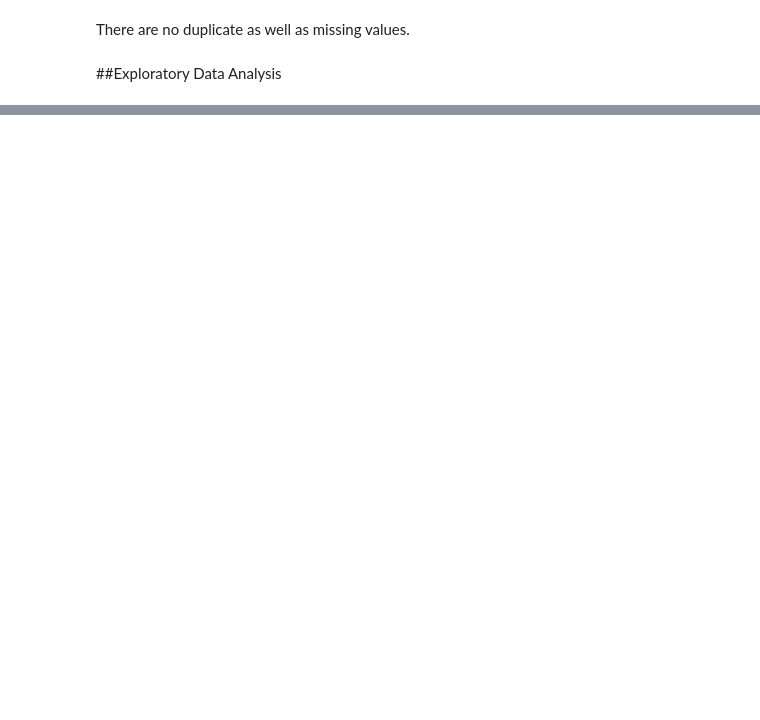
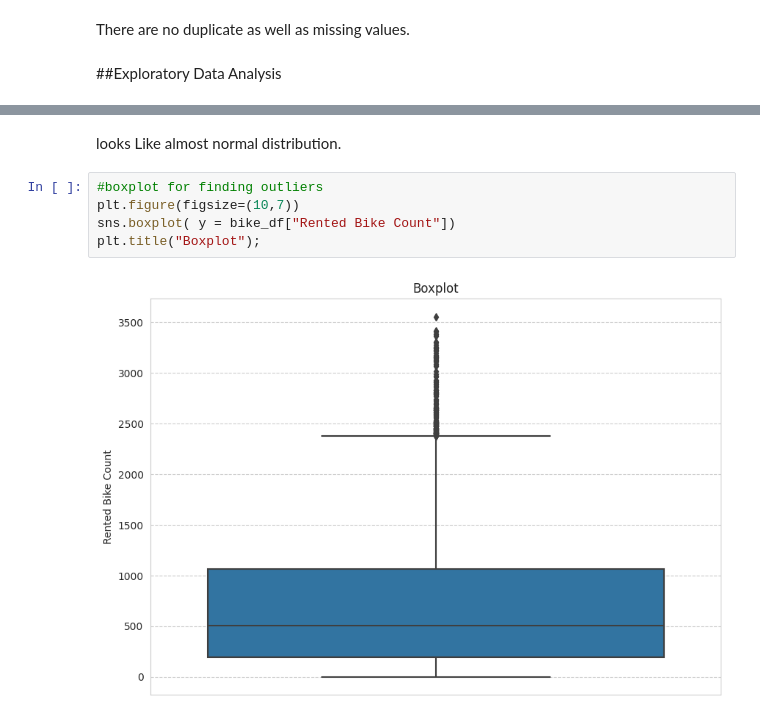
Before and after one commit to ady909/Capstone-Project-Bike-Sharing-Demand-Prediction-, a Jupyter notebook: Capstone_Project_Bike_Sharing_Demand_Prediction_.ipynb, the cells around one changed output, grey strips where cells are left out. Cells and saved outputs as stored; diff of their text form; blank space fills up the shorter version.

```diff
--- a/Capstone_Project_Bike_Sharing_Demand_Prediction_.ipynb
+++ b/Capstone_Project_Bike_Sharing_Demand_Prediction_.ipynb
@@ -182,0 +246,9 @@ There are no duplicate as  well as missing values.
+# %% [markdown]
+looks Like almost normal distribution.
+# %%
+#boxplot for finding outliers
+plt.figure(figsize=(10,7))
+sns.boxplot( y = bike_df["Rented Bike Count"])
+plt.title("Boxplot");
+# %% [output]
+[figure, added]
```
Also changed, not shown: parts of 24 cells of this notebook.
